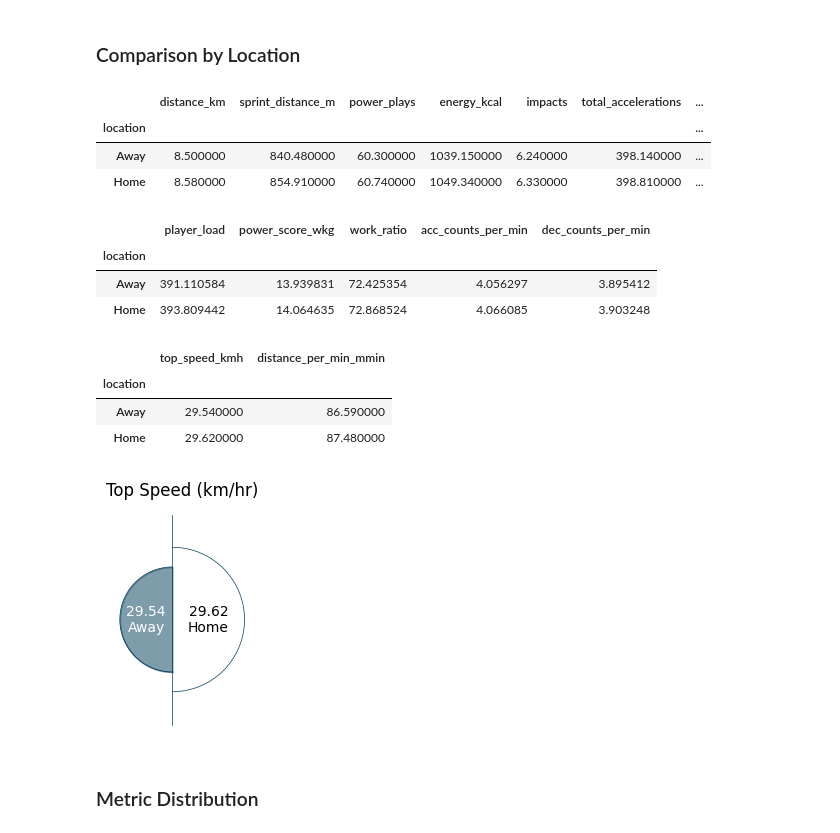
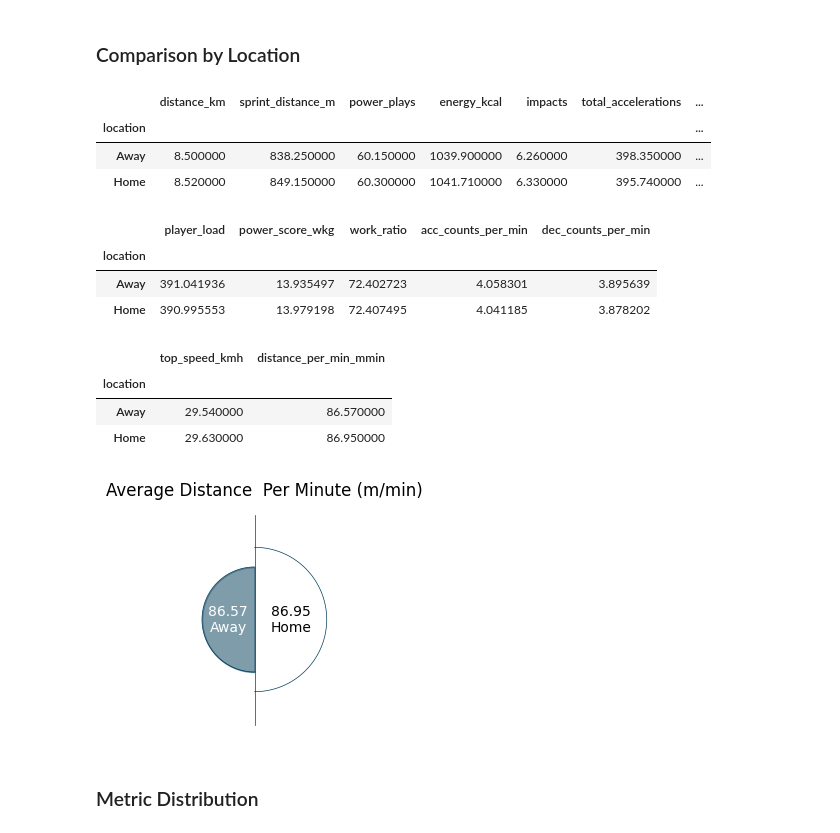
Before and after one commit to humphrey-nyanzi/physical-data-pipeline, a Jupyter notebook: analysis_UPL_2025.ipynb, the cells around one changed output. Saved outputs shown, nothing was run; the diff lists cells and outputs as text; code cells hidden in the pictures.

```diff
--- a/analysis_UPL_2025.ipynb
+++ b/analysis_UPL_2025.ipynb
@@ -6,7 +6,7 @@ import numpy as np
 import matplotlib.pyplot as plt
 import seaborn as sns
 
-df = pd.read_csv('./UPL25_matches1.csv')
+df = pd.read_csv('./UPL25_matches2.csv')
 # %%
 df.shape
 # %% [output]
@@ -743,8 +957,8 @@ style_table_for_docs(avg_volume_by_location)
 # %% [output]
 |  | distance_km | sprint_distance_m | power_plays | energy_kcal | impacts | total_accelerations | ... |
 | location |  |  |  |  |  |  | ... |
-| Away | 8.500000 | 840.480000 | 60.300000 | 1039.150000 | 6.240000 | 398.140000 | ... |
-| Home | 8.580000 | 854.910000 | 60.740000 | 1049.340000 | 6.330000 | 398.810000 | ... |
+| Away | 8.500000 | 838.250000 | 60.150000 | 1039.900000 | 6.260000 | 398.350000 | ... |
+| Home | 8.520000 | 849.150000 | 60.300000 | 1041.710000 | 6.330000 | 395.740000 | ... |
 # %%
 # Calculate average intensity metrics by location
 avg_intensity_by_location = df.groupby('location')[[i for i in intensity_metrics if i not in ['top_speed_kmh','distance_per_min_mmin','max_acceleration_mss','max_deceleration_mss']]].mean()
@@ -752,8 +966,8 @@ style_table_for_docs(avg_intensity_by_location)
 # %% [output]
 |  | player_load | power_score_wkg | work_ratio | acc_counts_per_min | dec_counts_per_min |
 | location |  |  |  |  |  |
-| Away | 391.110584 | 13.939831 | 72.425354 | 4.056297 | 3.895412 |
-| Home | 393.809442 | 14.064635 | 72.868524 | 4.066085 | 3.903248 |
+| Away | 391.041936 | 13.935497 | 72.402723 | 4.058301 | 3.895639 |
+| Home | 390.995553 | 13.979198 | 72.407495 | 4.041185 | 3.878202 |
 # %%
 # Calculate max metrics by location
 avg_intensity_by_location_ = df.groupby('location')[['top_speed_kmh','distance_per_min_mmin']].mean().round(2)
@@ -761,12 +975,12 @@ style_table_for_docs(avg_intensity_by_location_)
 # %% [output]
 |  | top_speed_kmh | distance_per_min_mmin |
 | location |  |  |
-| Away | 29.540000 | 86.590000 |
-| Home | 29.620000 | 87.480000 |
+| Away | 29.540000 | 86.570000 |
+| Home | 29.630000 | 86.950000 |
 # %%
 # Prepare data
-home_speed = avg_intensity_by_location_.loc['Home', 'top_speed_kmh']
-away_speed = avg_intensity_by_location_.loc['Away', 'top_speed_kmh']
+home_speed = avg_intensity_by_location_.loc['Home', 'distance_per_min_mmin']
+away_speed = avg_intensity_by_location_.loc['Away', 'distance_per_min_mmin']
 
 # Make radius proportional to top speed (e.g., scale so max speed gets max_radius, min gets min_radius)
 min_radius = 0.8
@@ -779,35 +993,35 @@ color = '#003b59'
 
 fig, ax = plt.subplots(figsize=(3, 3))
 ax.set_aspect('equal')
 ax.axis('off')
 
 # Draw right (Home) semicircle: theta from -pi/2 to pi/2, center at (0,0)
 theta_home = np.linspace(-np.pi/2, np.pi/2, 100)
 x_home = home_radius * np.cos(theta_home)
 y_home = home_radius * np.sin(theta_home)
 ax.plot(x_home, y_home, color=color, linewidth=0.5)
 if home_radius < away_radius:
     ax.fill_betweenx(y_home, 0, x_home, color=color, alpha=0.5)
 
 # Draw left (Away) semicircle: theta from pi/2 to 3pi/2, center at (0,0)
 theta_away = np.linspace(np.pi/2, 3*np.pi/2, 100)
 x_away = away_radius * np.cos(theta_away)
 y_away = away_radius * np.sin(theta_away)
 ax.plot(x_away, y_away, color=color, linewidth=0.5)
 if away_radius < home_radius:
     ax.fill_betweenx(y_away, x_away, 0, color=color, alpha=0.5)
 
 # Draw the separating line (y from -max_radius to +max_radius at x=0)
 ax.plot([0, 0], [-max(home_radius+0.5, away_radius+0.5), max(home_radius+0.5, away_radius+0.5)], color=color, linewidth=0.5, zorder=3)
 
 # Place values inside semicircles, centered
 ax.text(home_radius * 0.5, 0, f"{home_speed:.2f}\nHome", ha='center', va='center', fontsize=10, color='#000', fontweight='normal')
 ax.text(-away_radius * 0.5, 0, f"{away_speed:.2f}\nAway", ha='center', va='center', fontsize=10, color='#fff', fontweight='normal')
 
-plt.title('Top Speed (km/hr)', fontsize=12)
+plt.title('Average Distance  Per Minute (m/min)', fontsize=12)
 plt.show()
 # %% [output]
-[figure, old version]
+[figure, new version]
 # %% [markdown]
 ### Metric Distribution
 # %%
```
Also changed, not shown: parts of 48 cells of this notebook, 9 other files.
